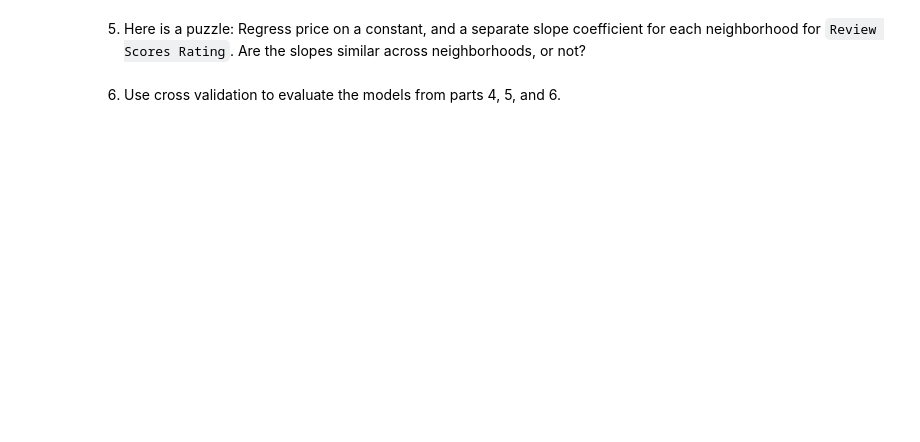
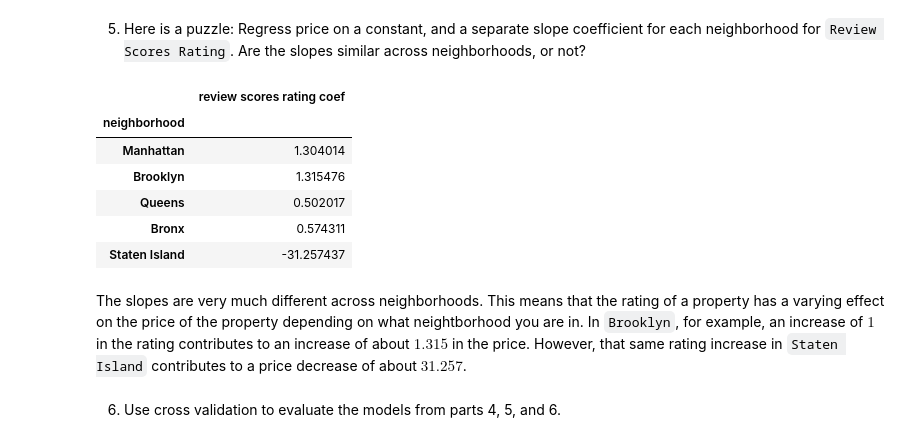
Before and after one commit to syd-nguyen/ds3021-assignments, a Jupyter notebook: assignments/03_assignment_linear_models.ipynb, the cells around one changed output. Cells and saved outputs as stored; diff of their text form; code cells hidden in the pictures; blank space fills up the shorter version.

```diff
--- a/assignments/03_assignment_linear_models.ipynb
+++ b/assignments/03_assignment_linear_models.ipynb
@@ -107,4 +159,33 @@ plt.show()
 # %% [markdown]
 5. Here is a puzzle: Regress price on a constant, and a separate slope coefficient for each neighborhood for `Review Scores Rating`. Are the slopes similar across neighborhoods, or not?
+# %%
+coefs_by_neighborhood = pd.DataFrame({
+    'neighborhood': nyc['Neighborhood'].unique(),
+    'review scores rating coef': [0.0, 0.0, 0.0, 0.0, 0.0]
+})
+coefs_by_neighborhood = coefs_by_neighborhood.set_index('neighborhood')
+# %%
+for neighborhood in nyc['Neighborhood'].unique():
+    one_neighborhood = nyc[nyc['Neighborhood'] == neighborhood]
+    x_one_neighborhood_ratings = one_neighborhood['Review Scores Rating']
+    y_one_neighborhood = one_neighborhood['Price']
+
+    model_for_one_neighborhood = LinearRegression()
+    model_for_one_neighborhood = model_for_one_neighborhood.fit(pd.DataFrame(x_one_neighborhood_ratings), y_one_neighborhood)
+
+    coef_for_one_neighborhood = pd.DataFrame({'variable': model_for_one_neighborhood.feature_names_in_, 'coefficient': model_for_one_neighborhood.coef_ })
+    coefs_by_neighborhood.loc[neighborhood, 'review scores rating coef'] = coef_for_one_neighborhood.loc[0, 'coefficient']
+
+coefs_by_neighborhood
+# %% [output]
+|  | review scores rating coef |
+| neighborhood |  |
+| Manhattan | 1.304014 |
+| Brooklyn | 1.315476 |
+| Queens | 0.502017 |
+| Bronx | 0.574311 |
+| Staten Island | -31.257437 |
+# %% [markdown]
+The slopes are very much different across neighborhoods. This means that the rating of a property has a varying effect on the price of the property depending on what neightborhood you are in. In `Brooklyn`, for example, an increase of $1$ in the rating contributes to an increase of about $1.315$ in the price. However, that same rating increase in `Staten Island` contributes to a price decrease of about $31.257$.
 # %% [markdown]
 6. Use cross validation to evaluate the models from parts 4, 5, and 6.
```
Also changed, not shown: parts of 10 cells of this notebook.
